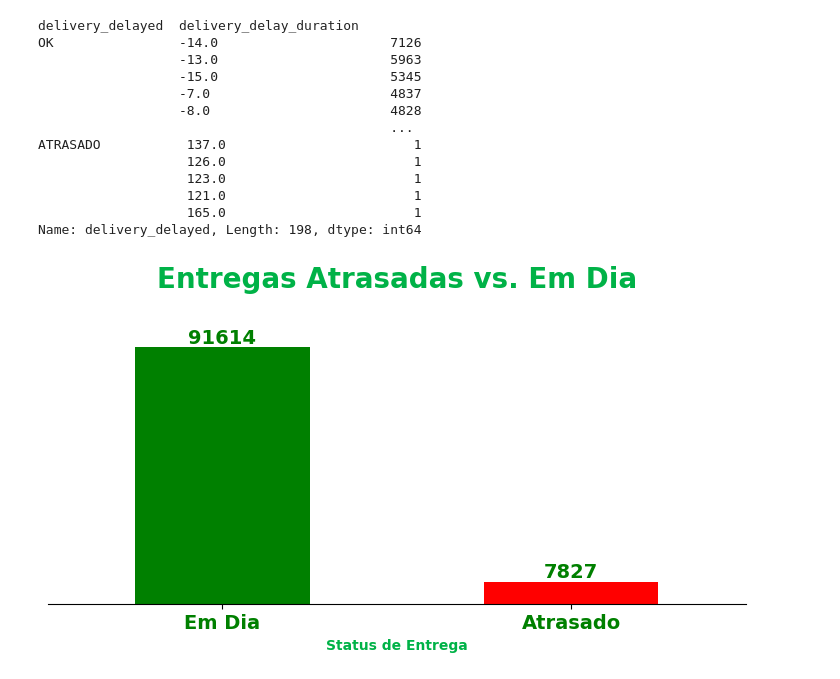
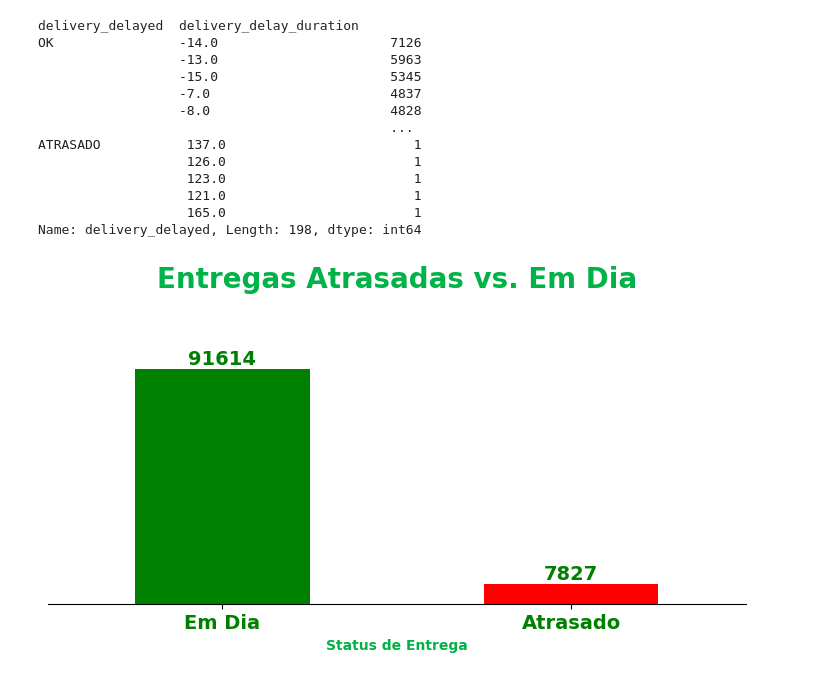
Before and after one commit to MDayvson/Ciencia-de-Dados, a Jupyter notebook: Ciência de Dados Impressionador/18. Utilizando o SQL com dados reais de venda/5. exercicio.ipynb, the cells around one changed output. Drawn from its saved outputs; the diff is of its cells as text; code cells hidden in the pictures.

```diff
--- a/Ciência de Dados Impressionador/18. Utilizando o SQL com dados reais de venda/5. exercicio.ipynb
+++ b/Ciência de Dados Impressionador/18. Utilizando o SQL com dados reais de venda/5. exercicio.ipynb
@@ -256,32 +256,32 @@ plt.xlabel("Status de Entrega", # Título do gráfico
 
 
 plt.xticks([0, 1], ['Em Dia', 'Atrasado'], rotation=0, color='green',
            fontweight='bold', # Espessura da fonte dos rótulos)
 )
 ax.tick_params(axis='x',labelsize=14) # Melhorando o visual do eixo x
 
 
 
 # Ver como  usar o Annotate para fazer essa parte
 # Adiciona a numeração do eixo y acima das barras
 for bar in ax.patches:
     yval = bar.get_height()
     plt.text(bar.get_x() + bar.get_width()/2, yval + 0.05, round(yval, 1), ha='center',
     va='bottom',
     fontsize=14, # Tamanho da fonte dos rótulos
     fontweight='bold', # Espessura da fonte dos rótulos
     color="green", # Cor dos rótulos
     )
 
 
 
-ax.set_yticks(np.array([0,110000])) # Diminuindo o tamanho das barras para não cortar o rótulo
+ax.set_yticks(np.array([0,120000])) # Diminuindo o tamanho das barras para não cortar o rótulo
 ax.yaxis.set_visible(False) # Retirando os valores do eixo y
 
 ax.spines['top'].set_visible(False) # Retirando os traços do gráfico
 ax.spines['left'].set_visible(False)
 ax.spines['right'].set_visible(False)
 
 plt.show()
 # %% [output]
-[figure, old version]
+[figure, new version]
```
